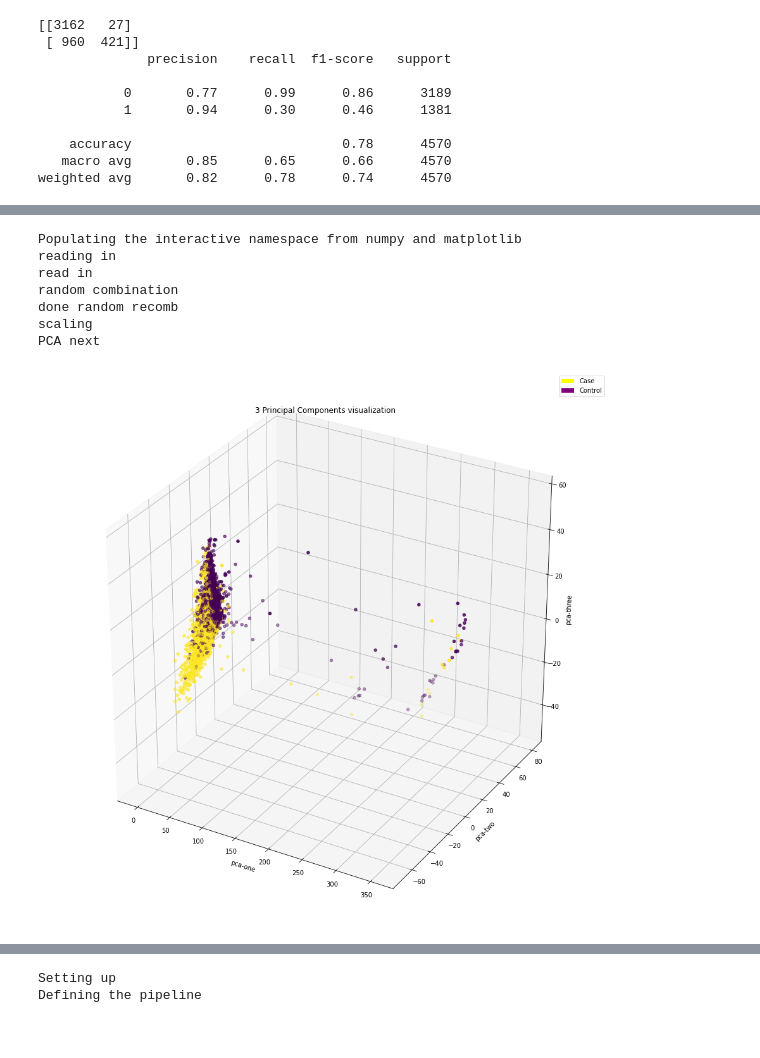
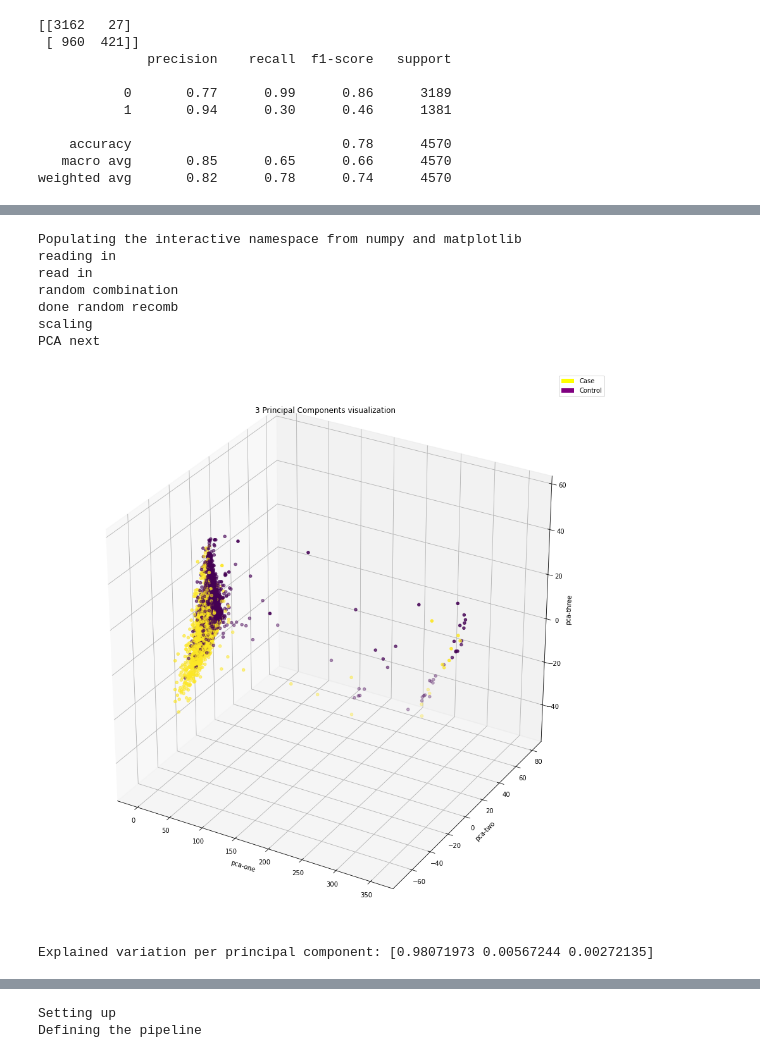
Before and after one commit to shelbyL16/Masters, a Jupyter notebook: DimensionReductionNESARC.ipynb, the cells around one changed output, grey strips where cells are left out. Cells and saved outputs as stored; diff of their text form; code cells hidden in the pictures.

```diff
--- a/DimensionReductionNESARC.ipynb
+++ b/DimensionReductionNESARC.ipynb
@@ -121,7 +124,7 @@ rndperm = np.random.permutation(data.shape[0])
 print("read in")
 
 print("random combination")
-df_subset = data.loc[rndperm[:N],:].copy()
+df_subset = data
 #data_subset = df_subset[feat_cols].values
 del df_subset["SUBJECT_ID"]
 del df_subset["dbGaP_Subject_ID"]
@@ -147,31 +150,53 @@ x_pca = pca.transform(scaled)
 
 y=scaled["LIFEAUD5"]
 
 xs=x_pca[:,0]
 ys=x_pca[:,1]
 zs=x_pca[:,2]
 
 
 ax = plt.figure(figsize=(16,16)).gca(projection='3d')
 ax1=ax.scatter(xs,ys,zs,c=y)
 
 plt.title('3 Principal Components visualization')
 ax.set_xlabel('pca-one')
 ax.set_ylabel('pca-two')
 ax.set_zlabel('pca-three')
 
 p = Rectangle((0, 0), 1, 1, fc="yellow")
 q = Rectangle((0, 0), 1, 1, fc="purple")
 legend([p,q], ["Case","Control"])
 
 plt.savefig('/users/shelbylabuschagne/Data Exploration/AAPCA.png', bbox_inches="tight")
 plt.show()
 # %% [output]
 Populating the interactive namespace from numpy and matplotlib
 reading in
 read in
 random combination
 done random recomb
 scaling
 PCA next
-[figure, old version]
+[figure, new version]
+# %%
+#Set up variables
+from sklearn.decomposition import PCA
+np.random.seed(42)
+N=22848
+#Because we dont want to be using 70,000 digits in some calculations we’ll take a random subset of the digits.
+#The randomisation is important as the dataset is sorted by its label (i.e., the first seven thousand or so are zeros, etc.).
+#To ensure randomisation we’ll create a random permutation of the number 0 to 69,999 which allows us later
+#to select the first five or ten thousand for our calculations and visualisations.
+rndperm = np.random.permutation(data.shape[0])
+
+df_subset = data
+
+
+pca = PCA(n_components=3)
+pca_result = pca.fit_transform(df_subset)
+df_subset['pca-one'] = pca_result[:,0]
+df_subset['pca-two'] = pca_result[:,1]
+df_subset['pca-three'] = pca_result[:,2]
+print('Explained variation per principal component: {}'.format(pca.explained_variance_ratio_))
+# %% [output]
+Explained variation per principal component: [0.98071973 0.00567244 0.00272135]
```
Also changed, not shown: parts of 5 cells of this notebook.
